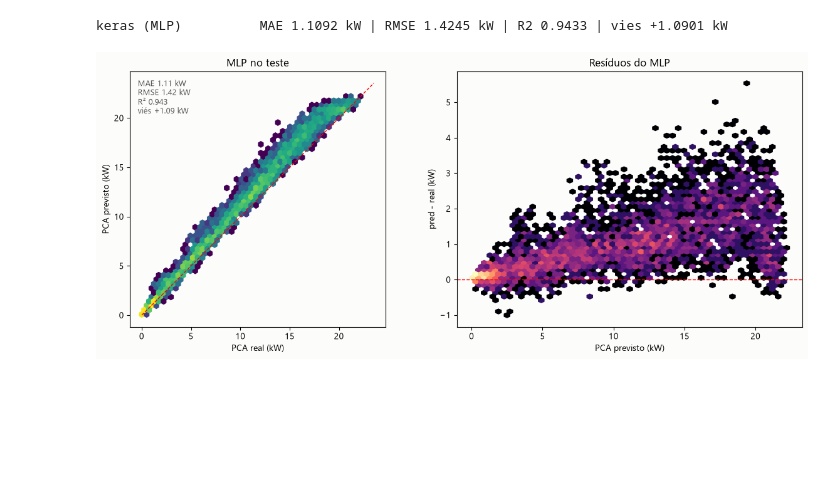
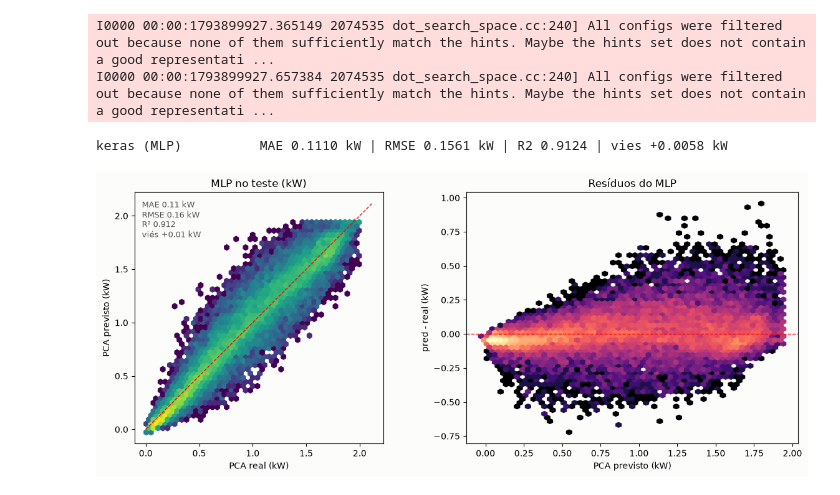
Before and after one commit to commonProgrammerr/knob-senses, a Jupyter notebook: utils/treino_mlp.ipynb, the cells around one changed output. Saved outputs shown, nothing was run; the diff lists cells and outputs as text; code cells hidden in the pictures; blank space fills up the shorter version.

Commit message:
refactor(mlp): calibrate boxcox target and export transform

```diff
--- a/utils/treino_mlp.ipynb
+++ b/utils/treino_mlp.ipynb
@@ -172,5 +224,15 @@ plt.show()
 # %%
+# Calibracao do vies em kW: offset = media(real - previsto) na calibracao
+# (2024H2). A saida da rede esta em Box-Cox, entao NAO da' para somar o offset no
+# bias da camada de saida; invertemos a previsao e medimos o vies em kW.
+pred_cal_bc = modelo.predict(X_cal, batch_size=512, verbose=0).ravel()
+y_cal_kw = inv_boxcox(y_cal_bc, LAMBDA)
+OFFSET_CALIBRACAO = float(np.mean(y_cal_kw - para_kw(pred_cal_bc)))
+print(f"offset de calibracao (2024H2, kW): {OFFSET_CALIBRACAO:+.4f}")
+
 # Checkpoint Keras: salva o modelo treinado e recarrega antes do teste.
+# O modelo salvo devolve BOX-COX; a inversa, o clip fisico e o offset vao no
+# sidecar abaixo (e no normalizacao.json do export, se ele for chamado).
 SAIDA = paths.EXPORT_MLP
 SAIDA.mkdir(parents=True, exist_ok=True)
 caminho_modelo = SAIDA / "modelo.keras"
@@ -180,6 +242,25 @@ modelo_carregado = keras.models.load_model(caminho_modelo, compile=False)
 n = min(256, len(X_tes))
 assert np.allclose(modelo.predict(X_tes[:n], verbose=0),
                    modelo_carregado.predict(X_tes[:n], verbose=0), atol=1e-6)
+
+transformacao = {
+    "tipo": "boxcox",
+    "lambda": float(LAMBDA),
+    "inversa": "y_kw = (1 + lambda*y_bc)**(1/lambda)",
+    "clip_boxcox": [float(CLIP_BC[0]), float(CLIP_BC[1])],
+    "offset_kw": float(OFFSET_CALIBRACAO),
+    "pca_min_kw": float(PCA_MIN),
+    "pca_max_kw": float(PCA_MAX),
+    "features": list(FEATURES),
+    "ajustado_em": "treino 2021..2024H1",
+    "calibracao_em": "2024H2",
+    "pos_processamento": "clip_boxcox -> inv_boxcox -> + offset_kw -> clip(pca_min_kw, pca_max_kw)",
+}
+caminho_transformacao = SAIDA / "transformacao_alvo.json"
+caminho_transformacao.write_text(
+    json.dumps(transformacao, indent=2, ensure_ascii=False) + "\n", encoding="utf-8")
+
 print(f"modelo salvo e recarregado: {caminho_modelo} "
       f"({caminho_modelo.stat().st_size / 1024:.1f} KB)")
+print(f"transformacao salva: {caminho_transformacao}")
 # %% [output]
@@ -187,21 +272,27 @@ modelo salvo e recarregado: C:\Users\gusta\Documents\PlatformIO\Projects\knob-se
 # %%
-pred = modelo_carregado.predict(X_tes, batch_size=512, verbose=0).ravel()
-resultado = metrics.evaluate("keras (MLP)", y_tes, pred)
+pred_bc = modelo_carregado.predict(X_tes, batch_size=512, verbose=0).ravel()
+pred = para_kw(pred_bc) + OFFSET_CALIBRACAO   # Box-Cox -> kW -> calibracao
+y_tes_kw = inv_boxcox(y_tes_bc, LAMBDA)
+
+resultado = metrics.evaluate("keras (MLP)", y_tes_kw, pred,
+                             pca_min=PCA_MIN, pca_max=PCA_MAX)
 
 fig, eixos = plt.subplots(1, 2, figsize=(12, 5))
-plots.hexbin_real_vs_pred(eixos[0], y_tes, pred, "MLP no teste")
-plots.hexbin_residuo(eixos[1], y_tes, pred, "Resíduos do MLP")
+plots.hexbin_real_vs_pred(eixos[0], y_tes_kw, pred, "MLP no teste (kW)")
+plots.hexbin_residuo(eixos[1], y_tes_kw, pred, "Resíduos do MLP")
 eixos[1].set_ylabel("pred - real (kW)")
 texto = chr(10).join([
     f"MAE {resultado['MAE (kW)']:.2f} kW",
     f"RMSE {resultado['RMSE (kW)']:.2f} kW",
     f"R² {resultado['R2']:.3f}",
     f"viés {resultado['vies (kW)']:+.2f} kW",
 ])
 eixos[0].text(0.03, 0.97, texto, transform=eixos[0].transAxes, va="top",
               color=plots.TINTA_2, fontsize=9, bbox=plots.HALO)
 fig.tight_layout()
 plt.show()
 # %% [output]
-keras (MLP)          MAE 1.1092 kW | RMSE 1.4245 kW | R2 0.9433 | vies +1.0901 kW
+I0000 00:00:1793899927.365149 2074535 dot_search_space.cc:240] All configs were filtered out because none of them sufficiently match the hints. Maybe the hints set does not contain a good representati ...
+I0000 00:00:1793899927.657384 2074535 dot_search_space.cc:240] All configs were filtered out because none of them sufficiently match the hints. Maybe the hints set does not contain a good representati ...
+keras (MLP)          MAE 0.1110 kW | RMSE 0.1561 kW | R2 0.9124 | vies +0.0058 kW
-[figure, old version]
+[figure, new version]
```
Also changed, not shown: parts of 6 cells of this notebook, 2 other files.
